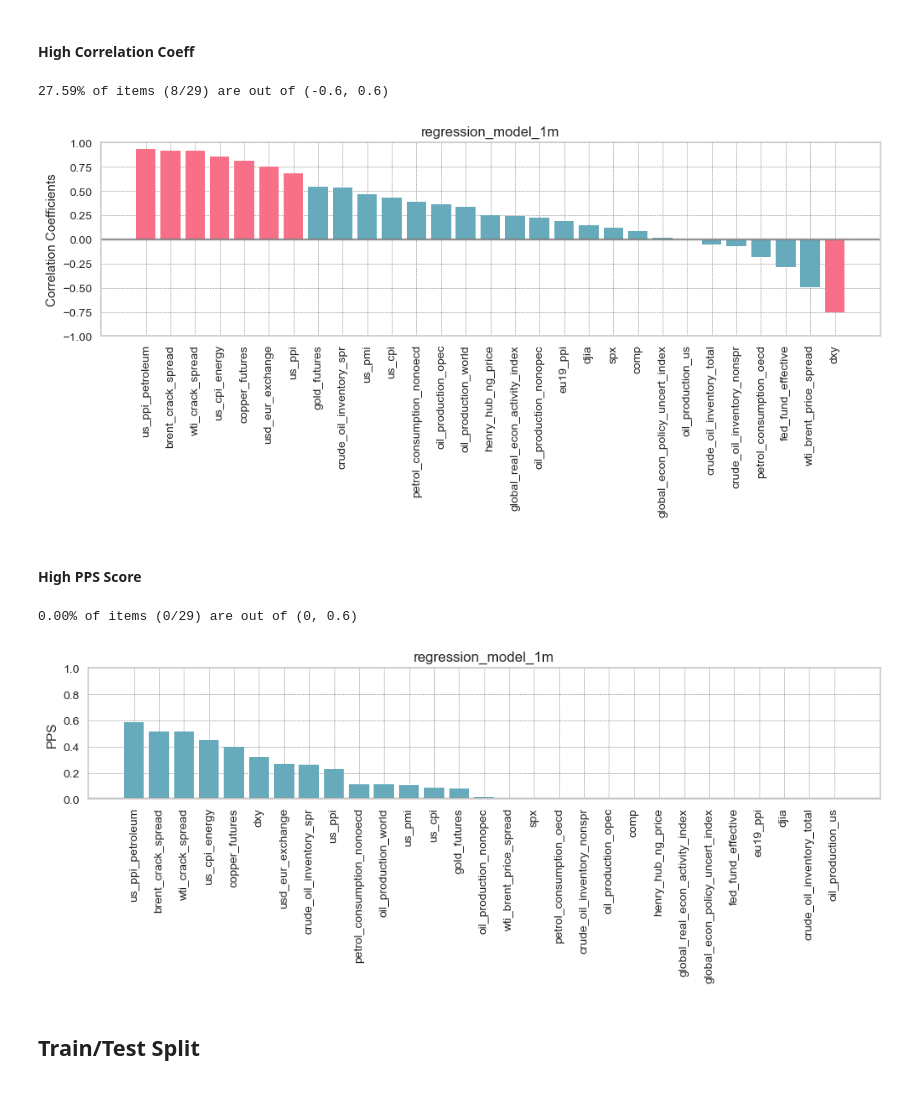
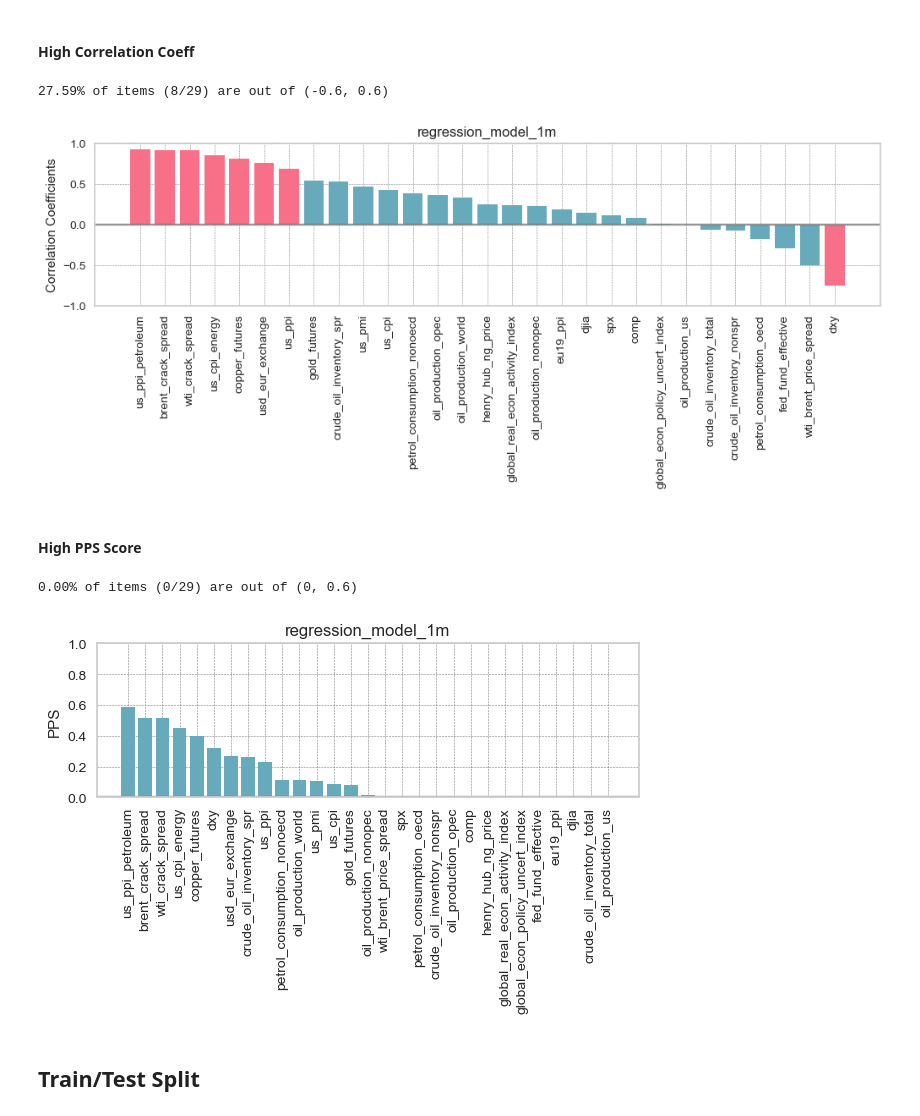
Before and after one commit to faridjn/WTI_Crude_Oil_Price_Prediction_Using_ML, a Jupyter notebook: notebooks/4.0_pre-processing_and_training.ipynb, the cells around one changed output. Drawn from its saved outputs; the diff is of its cells as text; code cells hidden in the pictures.

Commit message:
Change the PPS & Corr Coeff figure size

```diff
--- a/notebooks/4.0_pre-processing_and_training.ipynb
+++ b/notebooks/4.0_pre-processing_and_training.ipynb
@@ -294,14 +294,14 @@ df = dropped_row.copy()
 # %%
 wti_corr_coeff = target_corr_coeff(df, TARGET_FEATURE)
 
 highlight_out_of_range(data = wti_corr_coeff,
                        title = model_name,
                        ylabel = 'Correlation Coefficients',
                        bounding_limit = (-0.6,0.6),
-                       figsize = (12, 3))
+                       figsize = (12, 2.5))
 # %% [output]
 27.59% of items (8/29) are out of (-0.6, 0.6)
-[figure, old version]
+[figure, new version]
 # %% [markdown]
 #### High PPS Score
 # %%
@@ -311,10 +311,10 @@ highlight_out_of_range(data = wti_pps_score,
                        title = model_name,
                        ylabel = 'PPS',
                        bounding_limit = (0,0.6),
-                       figsize = (12, 2))
+                       figsize = (7, 2))
 # %% [output]
 0.00% of items (0/29) are out of (0, 0.6)
-[figure, old version]
+[figure, new version]
 # %% [markdown]
 ## Train/Test Split
 # %%
```
Also changed, not shown: parts of 3 cells of this notebook, 28 other files.
